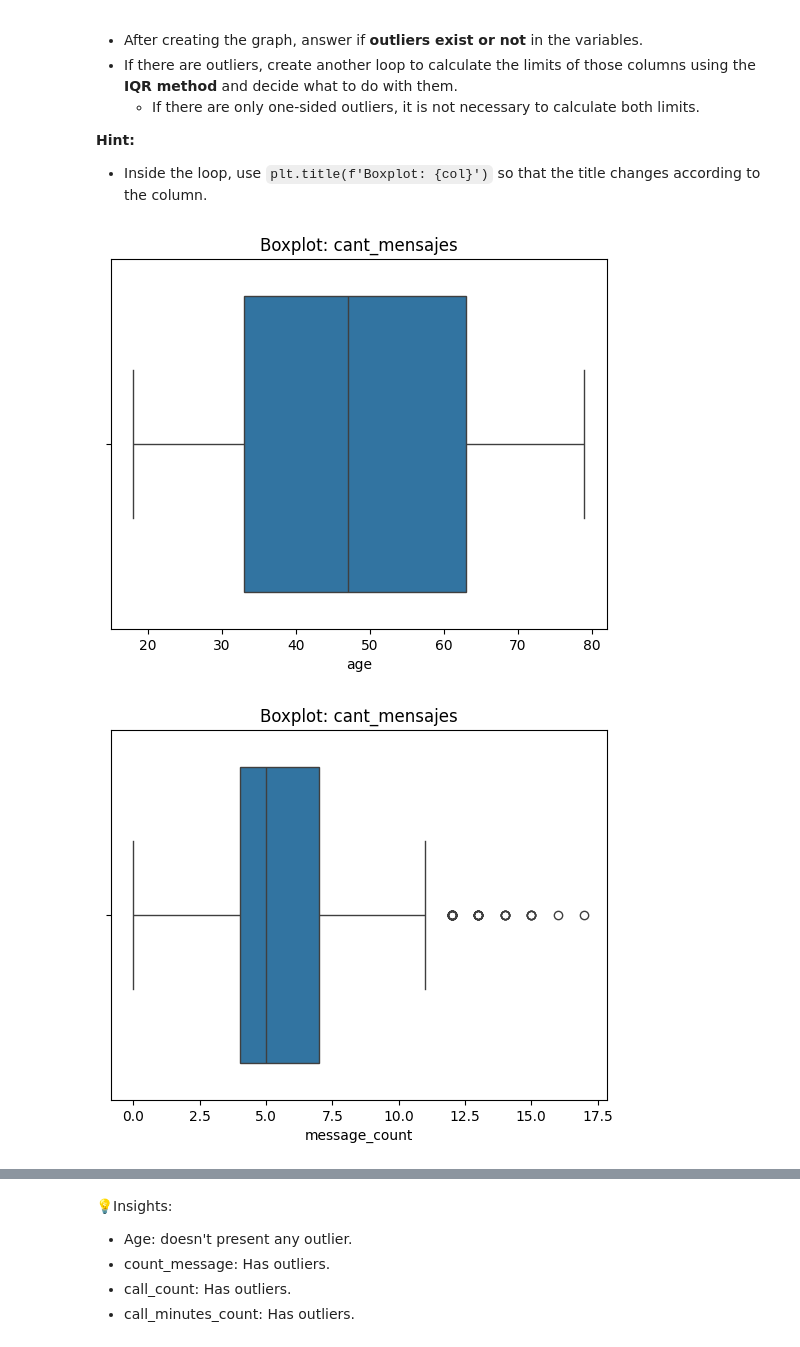
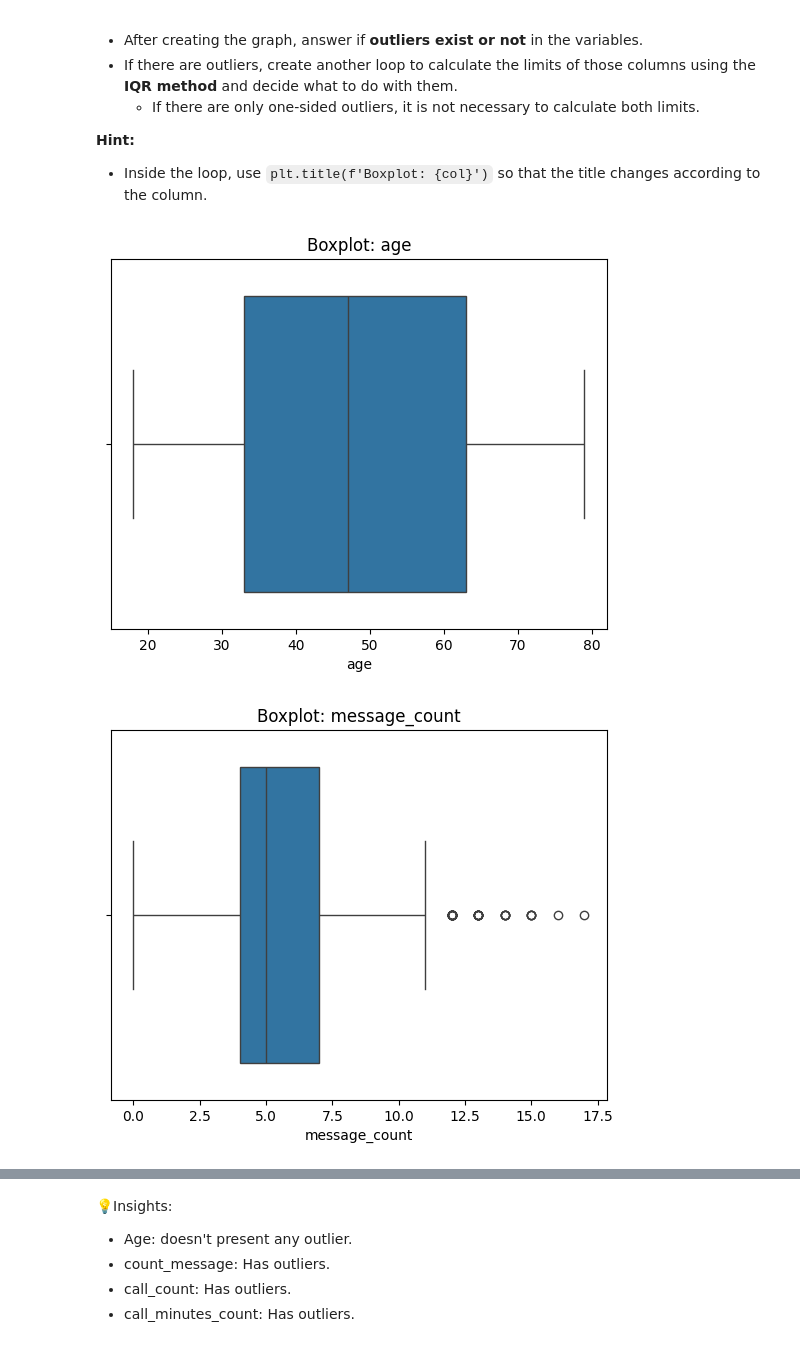
Before and after one commit to IngLuisGarcia17/S7-Project_ConnectaTel, a Jupyter notebook: Copia_de_S7_Project_ConnectaTel.ipynb, the cells around one changed output, grey strips where cells are left out. Cells and saved outputs as stored; diff of their text form; code cells hidden in the pictures.

```diff
--- a/Copia_de_S7_Project_ConnectaTel.ipynb
+++ b/Copia_de_S7_Project_ConnectaTel.ipynb
@@ -680,11 +680,11 @@ Detect extreme values in key **usage** and **customer** variables that could aff
 # %%
 # Visualizing using BoxPlot
 numeric_cols = ['age', 'message_count', 'call_count', 'call_minutes_count']
 
 for columna in numeric_cols:
     sns.boxplot(data=user_profile, x=columna)
-    plt.title(f'Boxplot: {col}')
+    plt.title(f'Boxplot: {columna}')
     plt.show()
 # %% [output]
-[figure, old version]
+[figure, new version]
-[figure, old version]
+[figure, new version]
```
Also changed, not shown: parts of 20 cells of this notebook.
